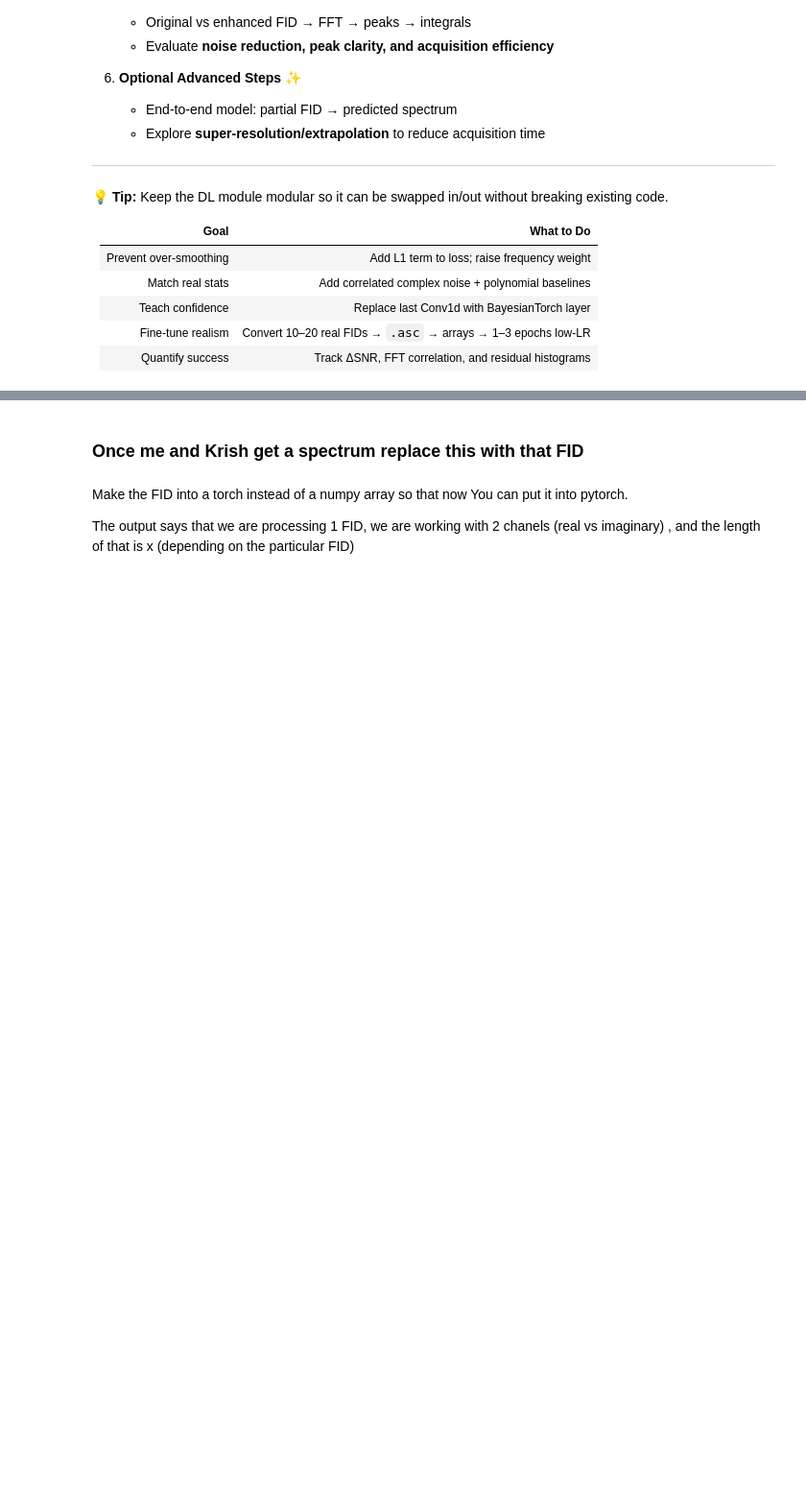
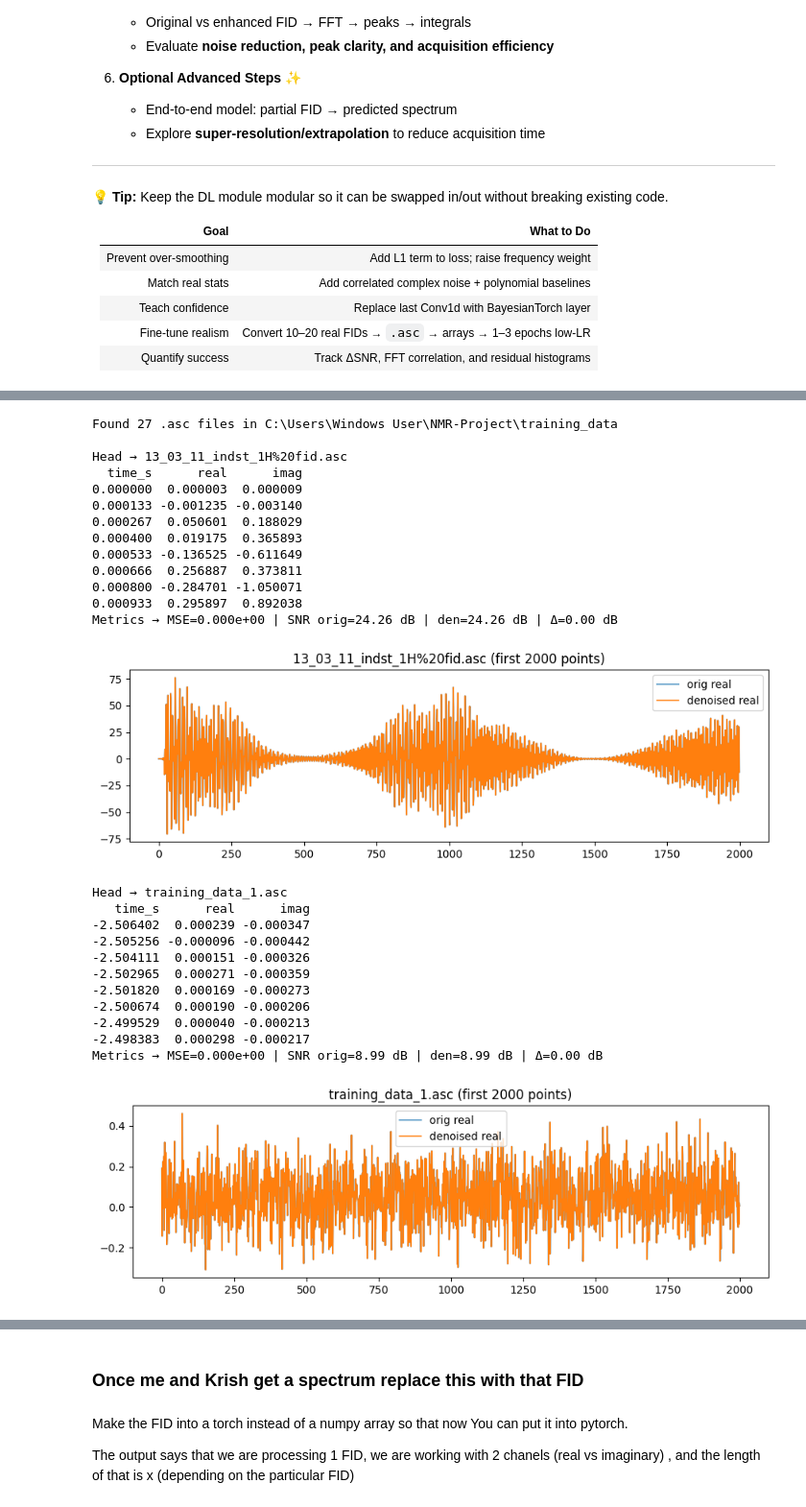
Before and after one commit to Quintinlf/NMR-Project, a Jupyter notebook: deep_learning_model.ipynb, the cells around one changed output, grey strips where cells are left out. Shown at 96% size. Saved outputs shown, nothing was run; the diff lists cells and outputs as text; code cells hidden in the pictures; blank space fills up the shorter version.

```diff
--- a/deep_learning_model.ipynb
+++ b/deep_learning_model.ipynb
@@ -217,0 +219,80 @@ print("\n" + summary)
+# %%
+
+# --- Main Loop ---
+rows, previewed, improved, processed, saved = [], 0, 0, 0, 0
+max_preview = 5
+nu0_Hz = 400e6  # adjust for your NMR frequency if needed
+
+for fpath in files:
+    fname = os.path.basename(fpath)
+    try:
+        t, r, im = _read_asc(fpath)
+        pair = np.stack([r, im])
+        sig = _preprocess_pair(pair)
+        den = _denoise(sig)
+        env_x, env_y = np.sqrt(sig[0]**2 + sig[1]**2), np.sqrt(den[0]**2 + den[1]**2)
+        mse = float(np.mean((den - sig)**2))
+        snr_x, snr_y = _snr_from_env(env_x), _snr_from_env(env_y)
+        dsnr = snr_y - snr_x
+        dt_i = _robust_dt(t)
+        nyq_hz = (1.0 / (2.0 * dt_i)) if np.isfinite(dt_i) and dt_i > 0 else np.nan
+        nyq_ppm = nyq_hz / (nu0_Hz / 1e6)
+        T2_i = _estimate_t2_from_pair(sig, dt_i if np.isfinite(dt_i) else 1.0)
+
+        if dsnr > 0.5: improved += 1
+        if previewed < max_preview:
+            _head_print(t, r, im, label=f"Head → {fname}")
+            print(f"Metrics → MSE={mse:.3e} | SNR orig={snr_x:.2f} dB | den={snr_y:.2f} dB | Δ={dsnr:.2f} dB")
+            early = min(2000, sig.shape[1])
+            plt.figure(figsize=(9,3))
+            plt.plot(np.arange(early), sig[0,:early], label='orig real', alpha=0.6)
+            plt.plot(np.arange(early), den[0,:early], label='denoised real', lw=1.2)
+            plt.legend(); plt.title(f"{fname} (first {early} points)"); plt.tight_layout(); plt.show()
+            previewed += 1
+
+        if save_outputs:
+            out_path = os.path.join(out_dir, os.path.splitext(fname)[0] + "_denoised.asc")
+            np.savetxt(out_path, np.column_stack([t, den[0], den[1]]),
+                       fmt="%.9g", header="time_s real imag", comments="")
+            saved += 1
+
+        rows.append({"file": fname, "N": sig.shape[1], "dt_s": dt_i,
+                     "nyquist_hz": nyq_hz, "nyquist_ppm": nyq_ppm,
+                     "T2_s": T2_i, "ΔSNR_dB": dsnr})
+        processed += 1
+
+    except Exception as e:
+        print(f"[Skip] {fname}: {e}")
+        continue
+
+summary_df = pd.DataFrame(rows)
+print("\n--- Summary ---")
+print(summary_df.to_string(index=False, float_format=lambda x: f"{x:.6g}"))
+print(f"\nProcessed: {processed} | Previewed: {previewed} | Improved ΔSNR>0.5: {improved} | Saved: {saved}")
+# %% [output]
+Found 27 .asc files in C:\Users\Windows User\NMR-Project\training_data
+
+Head → 13_03_11_indst_1H%20fid.asc
+  time_s      real      imag
+0.000000  0.000003  0.000009
+0.000133 -0.001235 -0.003140
+0.000267  0.050601  0.188029
+0.000400  0.019175  0.365893
+0.000533 -0.136525 -0.611649
+0.000666  0.256887  0.373811
+0.000800 -0.284701 -1.050071
+0.000933  0.295897  0.892038
+Metrics → MSE=0.000e+00 | SNR orig=24.26 dB | den=24.26 dB | Δ=0.00 dB
+[figure, added]
+Head → training_data_1.asc
+   time_s      real      imag
+-2.506402  0.000239 -0.000347
+-2.505256 -0.000096 -0.000442
+-2.504111  0.000151 -0.000326
+-2.502965  0.000271 -0.000359
+-2.501820  0.000169 -0.000273
+-2.500674  0.000190 -0.000206
+-2.499529  0.000040 -0.000213
+-2.498383  0.000298 -0.000217
+Metrics → MSE=0.000e+00 | SNR orig=8.99 dB | den=8.99 dB | Δ=0.00 dB
+[figure, added]
```
Also changed, not shown: parts of 17 cells of this notebook, 5 other files.
